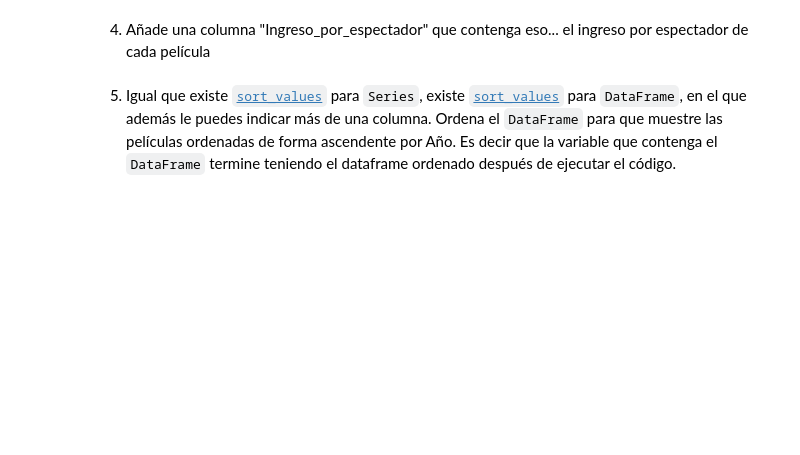
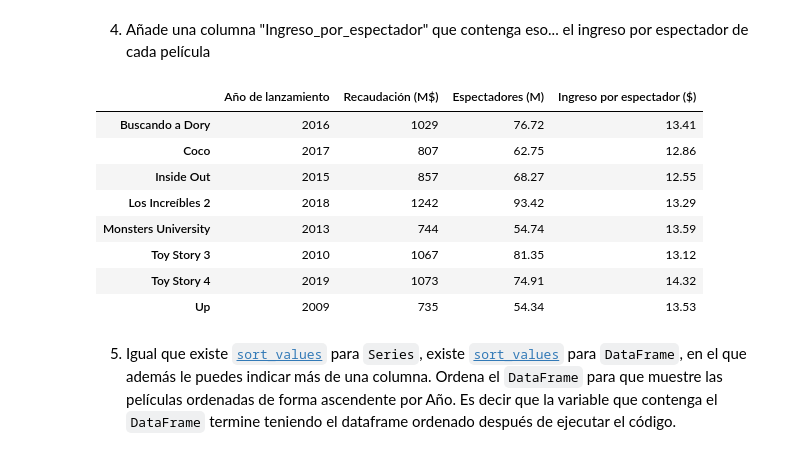
Before and after one commit to noemontiels/ONLINE_DS_THEBRIDGE_NOELIAMONTIEL, a Jupyter notebook: 02_Programacion_y_Herramientas_Avanzadas/Sprint_04/Unidad_01/Practica_Obligatoria/18_Practica_Obligatoria_Pandas_I.ipynb, the cells around one changed output. Cells and saved outputs as stored; diff of their text form; code cells hidden in the pictures; blank space fills up the shorter version.

```diff
--- a/02_Programacion_y_Herramientas_Avanzadas/Sprint_04/Unidad_01/Practica_Obligatoria/18_Practica_Obligatoria_Pandas_I.ipynb
+++ b/02_Programacion_y_Herramientas_Avanzadas/Sprint_04/Unidad_01/Practica_Obligatoria/18_Practica_Obligatoria_Pandas_I.ipynb
@@ -66,3 +112,7 @@ dtype: int64
 * Toy Story 4 es de 2019  y Up de 2009
 * La recaudación de Monsters University fue de 754 millones.
 * Hay 2 nombres que han sufrido el efecto del conocido "error Jaime", corrígelo en todas las series (recuerda que los indices son inmutables, tendrás que hacer algo de código)
+# %%
+lanzamiento_s.loc['Toy Story 4'] = 2019
+lanzamiento_s.loc['Up'] = 2009
+lanzamiento_s
@@ -68,0 +142,12 @@ dtype: int64
+# %%
+# Primero identificamos los errores
+titulos_error = {"Caco": "Coco", "Los Incríbles 2": "Los Increíbles 2"}
+
+# Ahora corregimos los errores con .rename()
+lanzamiento_corregido = lanzamiento_s.rename(titulos_error)
+recaudaciones_corregido = recaudaciones_ordenadas.rename(titulos_error)
+espectadores_corregido = espectadores_s.rename(titulos_error)
+
+print(lanzamiento_corregido, '\n',
+      recaudaciones_corregido, '\n',
+      espectadores_corregido)
@@ -70,3 +173,10 @@ dtype: int64
 # #2 DataFrame
 # %% [markdown]
 1. Crea un `DataFrame` con las series anteriores, ya corregidas, como columnas (usando la serie ordenada de recaudaciones) y que cómo indice de filas tenga las películas.
+# %%
+peliculas_df = pd.DataFrame({'Año de lanzamiento': lanzamiento_corregido,
+                            'Recaudación (M$)': recaudaciones_corregido,
+                            'Espectadores (M)': espectadores_corregido
+                            })
+
+peliculas_df
@@ -77,4 +216,17 @@ dtype: int64
 # %% [markdown]
 4. Añade una columna "Ingreso_por_espectador" que contenga eso... el ingreso por espectador de cada película
+# %%
+peliculas_df['Ingreso por espectador ($)'] = round(recaudaciones_corregido/espectadores_corregido, 2)
+peliculas_df
+# %% [output]
+|  | Año de lanzamiento | Recaudación (M$) | Espectadores (M) | Ingreso por espectador ($) |
+| Buscando a Dory | 2016 | 1029 | 76.72 | 13.41 |
+| Coco | 2017 | 807 | 62.75 | 12.86 |
+| Inside Out | 2015 | 857 | 68.27 | 12.55 |
+| Los Increíbles 2 | 2018 | 1242 | 93.42 | 13.29 |
+| Monsters University | 2013 | 744 | 54.74 | 13.59 |
+| Toy Story 3 | 2010 | 1067 | 81.35 | 13.12 |
+| Toy Story 4 | 2019 | 1073 | 74.91 | 14.32 |
+| Up | 2009 | 735 | 54.34 | 13.53 |
 # %% [markdown]
 5. Igual que existe [`sort_values`](https://pandas.pydata.org/docs/reference/api/pandas.Series.sort_values.html#pandas.Series.sort_values) para `Series`, existe [`sort_values`](https://pandas.pydata.org/docs/reference/api/pandas.DataFrame.sort_values.html#pandas.DataFrame.sort_values) para `DataFrame`, en el que además le puedes indicar más de una columna. Ordena el `DataFrame` para que muestre las películas ordenadas de forma ascendente por Año. Es decir que la variable que contenga el `DataFrame` termine teniendo el dataframe ordenado después de ejecutar el código.
```
Also changed, not shown: parts of 17 cells of this notebook.
